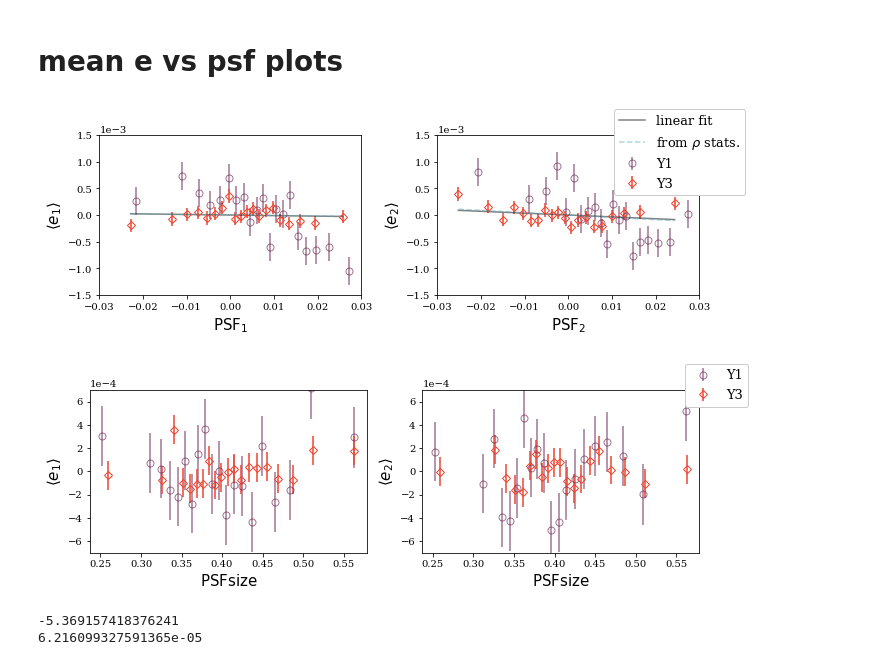
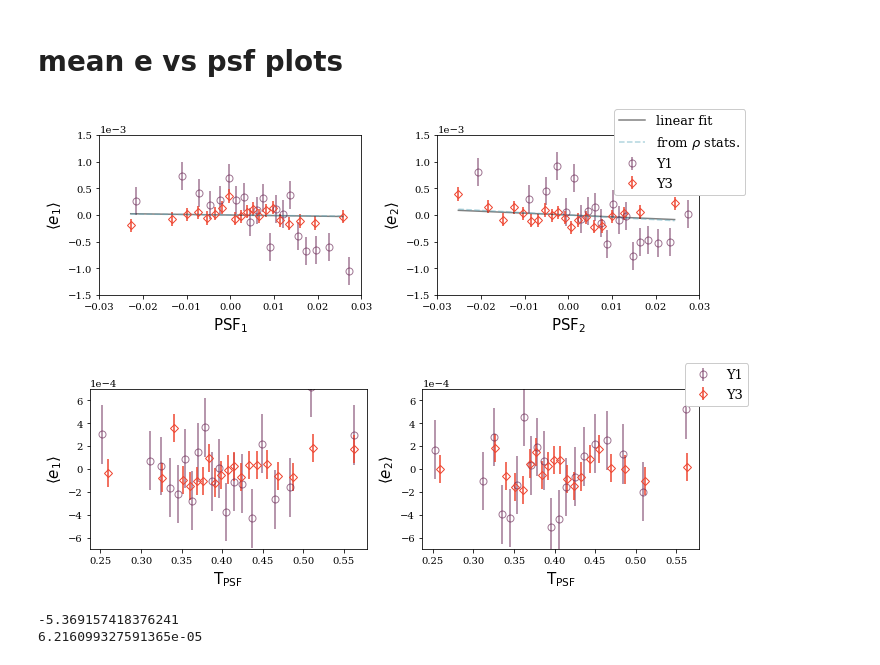
Before and after one commit to des-science/Y3_shearcat_tests, a Jupyter notebook: final_plots_paper/All_the_plots.ipynb, the cells around one changed output. Cells and saved outputs as stored; diff of their text form; code cells hidden in the pictures.

```diff
--- a/final_plots_paper/All_the_plots.ipynb
+++ b/final_plots_paper/All_the_plots.ipynb
@@ -309,36 +309,36 @@ fig, ax = plt.subplots(1,2,sharex = True, figsize=(10,3.5))
 #****************************
 duv = plot_dict['fit_dict']['e1psf_size_Y1']
 ax[0].errorbar(duv['x0'],duv['vec'],duv['err'],fmt='o',alpha = 0.6,label = 'Y1' ,markersize=7,markerfacecoloralt=colors[0],color=colors[0],fillstyle='none')
 
 duv = plot_dict['fit_dict']['e1psf_size']
 ax[0].errorbar(duv['x0'],duv['vec'],duv['err'],label = 'Y3',fmt='D',markersize=5,markerfacecoloralt=colors[1],color=colors[1],fillstyle='none')
 
 #****************************
 duv = plot_dict['fit_dict']['e2psf_size_Y1']
 ax[1].errorbar(duv['x0'],duv['vec'],duv['err'],fmt='o',alpha = 0.6,label = 'Y1' ,markersize=7,markerfacecoloralt=colors[0],color=colors[0],fillstyle='none')
 
 duv = plot_dict['fit_dict']['e2psf_size']
 ax[1].errorbar(duv['x0'],duv['vec'],duv['err'], label = 'Y3',fmt='D',markersize=5,markerfacecoloralt=colors[1],color=colors[1],fillstyle='none')
 
 
 
 ax[1].legend(loc="upper right", bbox_to_anchor=(1.2,1.2),fontsize=13,framealpha=1)
 
 ax[0].set_ylabel(r"$\langle e_1 \rangle$",size=15)
 ax[1].set_ylabel(r"$\langle e_2 \rangle$",size=15)
-ax[0].set_xlabel(r"${\rm PSF size}$",size=15)
-ax[1].set_xlabel(r"${\rm PSF size}$",size=15)
+ax[0].set_xlabel(r"${\rm T_{\rm PSF}}$",size=15)
+ax[1].set_xlabel(r"${\rm T_{\rm PSF}}$",size=15)
 ax[1].set_ylim([-0.0007,0.0007])
 ax[0].set_ylim([-0.0007,0.0007])
 ax[0].ticklabel_format(style='sci', axis='y', scilimits=(0,0))
 ax[1].ticklabel_format(style='sci', axis='y', scilimits=(0,0))
 
 plt.tight_layout()
 plt.savefig('./figures/e_PSFsize_y3y1.pdf',bbox_inches='tight')
 plt.show()
 # %% [output]
 [figure]
-[figure, old version]
+[figure, new version]
 # %%
 dictt=load_obj('../final_plots_paper/just_another_pkl_file')
 fig, ax = plt.subplots(1,2,sharex = True, figsize=(10,3.5))
```
Also changed, not shown: parts of 6 cells of this notebook, 10 other files.
